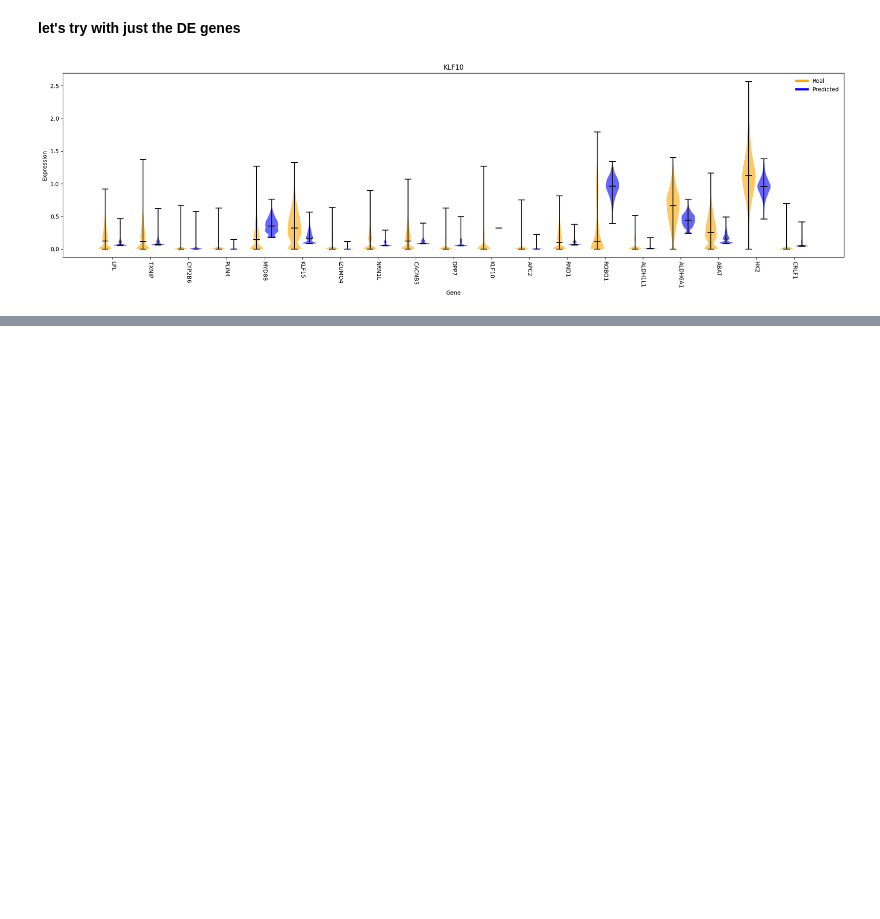
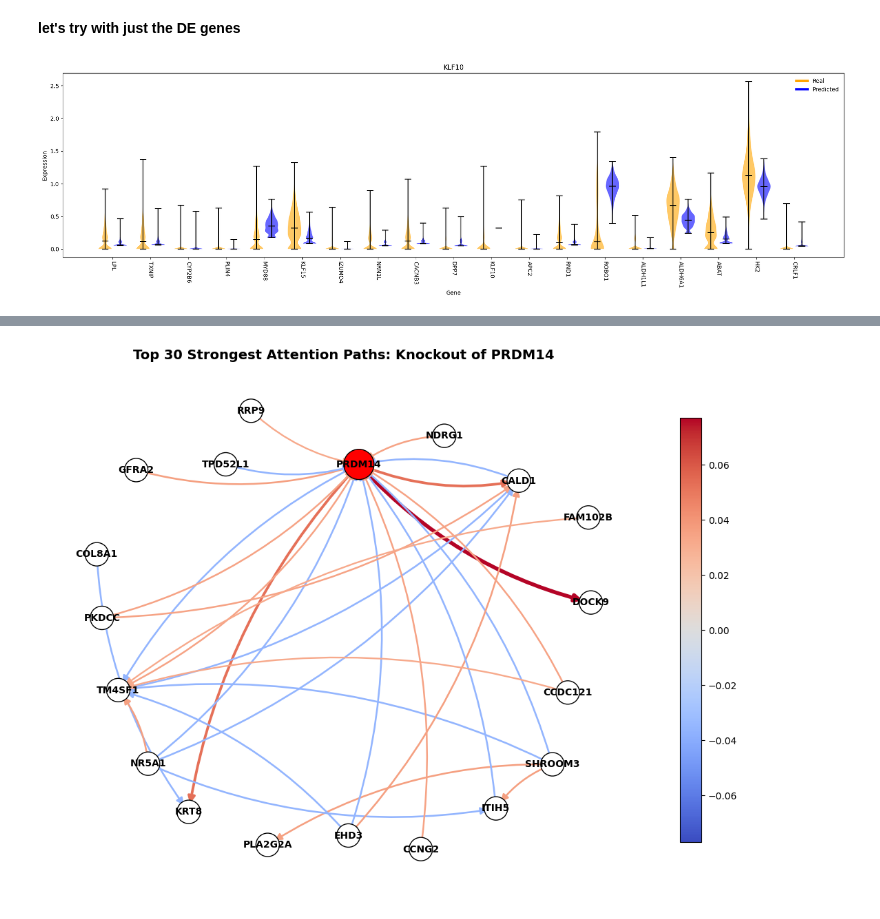
Before and after one commit to MCalabroCode/SPECTRA, a Jupyter notebook: notebooks/spectra_testing.ipynb, the cells around one changed output, grey strips where cells are left out. Drawn from its saved outputs; the diff is of its cells as text; code cells hidden in the pictures; blank space fills up the shorter version.

```diff
--- a/notebooks/spectra_testing.ipynb
+++ b/notebooks/spectra_testing.ipynb
@@ -213,7 +213,8 @@ SPECTRA(
 # %% [markdown]
 ### **Testing**
 # %%
-model.load_state_dict(torch.load("../weights/best_model_FUNGI_FAGCN_vcc_final_demntfs7.pth"))
+# best_model_FUNGI_FAGCN_vcc_final_demntfs7 requires 3 layers
+model.load_state_dict(torch.load("../weights/best_model_reduced_encoder_ytvu7bkt.pth"))
 # %% [output]
 <All keys matched successfully>
 # %%
@@ -380,0 +560,82 @@ plot_violins_predictions_selected_genes(list_DE_genes,
+# %%
+# Global noise floor (keeps graph building fast)
+minimum_signal = 1e-6
+A_dense[np.abs(A_dense) < minimum_signal] = 0.0
+
+attention_graph = nx.from_numpy_array(A_dense, create_using=nx.DiGraph)
+attention_graph = nx.relabel_nodes(attention_graph, idx_to_gene)
+
+# NOTE: rimotion of self-loops
+attention_graph.remove_edges_from(nx.selfloop_edges(attention_graph))
+
+
+# Extract Ego-Graph
+try:
+    subgraph = nx.ego_graph(attention_graph, perturbed_gene, radius=1, center=True)
+except nx.NodeNotFound:
+    print(f"Node {perturbed_gene} has no edges above the noise floor.")
+    subgraph = nx.DiGraph()
+
+if len(subgraph.nodes) > 1:
+    K_edges = 30
+
+    # 3. STORE BOTH SIGNED AND ABSOLUTE WEIGHTS
+    edges_with_weights = [
+        (u, v, data['weight'], abs(data['weight']))
+        for u, v, data in subgraph.edges(data=True)
+    ]
+
+    # Sort strictly by the ABSOLUTE magnitude to find the strongest signals
+    edges_with_weights.sort(key=lambda x: x[3], reverse=True)
+    top_edges = edges_with_weights[:K_edges]
+
+    clean_subgraph = nx.DiGraph()
+    for u, v, w, abs_w in top_edges:
+        clean_subgraph.add_edge(u, v, weight=w, abs_weight=abs_w)
+
+    # 4. Visualization Setup
+    plt.figure(figsize=(14, 10))
+    pos = nx.spring_layout(clean_subgraph, k=0.8, seed=42)
+
+    # Highlight perturbed node in bold RED, targets in muted GRAY
+    node_colors = ["red" if node == perturbed_gene else "white" for node in clean_subgraph.nodes()]
+    node_sizes = [1000 if node == perturbed_gene else 600 for node in clean_subgraph.nodes()]
+
+    nx.draw_networkx_nodes(clean_subgraph, pos, node_color=node_colors, node_size=node_sizes, edgecolors='black')
+    nx.draw_networkx_labels(clean_subgraph, pos, font_size=10, font_weight="bold")
+
+    # 5. DYNAMIC EDGE STYLING
+    signed_weights = [w for _, _, w, _ in top_edges]
+    abs_weights = [abs_w for _, _, _, abs_w in top_edges]
+    max_abs_w = max(abs_weights) if abs_weights else 1.0
+    edge_widths = [(abs_w / max_abs_w) * 4. for abs_w in abs_weights]
+
+    # Create a symmetric color scale centered exactly at 0
+    vmin = -max_abs_w
+    vmax = max_abs_w
+    cmap = plt.cm.coolwarm
+
+    edge_draw = nx.draw_networkx_edges(
+        clean_subgraph, pos,
+        width=edge_widths,
+        edge_color=signed_weights,
+        edge_cmap=cmap,
+        edge_vmin=vmin,    # Locks the bottom of the colormap to the negative max
+        edge_vmax=vmax,    # Locks the top of the colormap to the positive max
+        arrowsize=15,
+        connectionstyle='arc3,rad=0.15' # Increased curve to separate bidirectional arrows
+    )
+
+    # Add Colorbar matched to the diverging scale
+    sm = plt.cm.ScalarMappable(cmap=cmap, norm=plt.Normalize(vmin=vmin, vmax=vmax))
+    sm.set_array([])
+    cbar = plt.colorbar(sm, ax=plt.gca(), shrink=0.8)
+    #cbar.set_label("Attention Flow (Blue = Negative, Red = Positive)", fontsize=12)
+
+    plt.title(f"Top {K_edges} Strongest Attention Paths: Knockout of {perturbed_gene}", fontsize=14, fontweight="bold")
+    plt.axis("off")
+    plt.show()
+else:
+    print("Not enough local downstream nodes found.")
+# %% [output]
+[figure, added]
```
Also changed, not shown: parts of 31 cells of this notebook, 7 other files.
